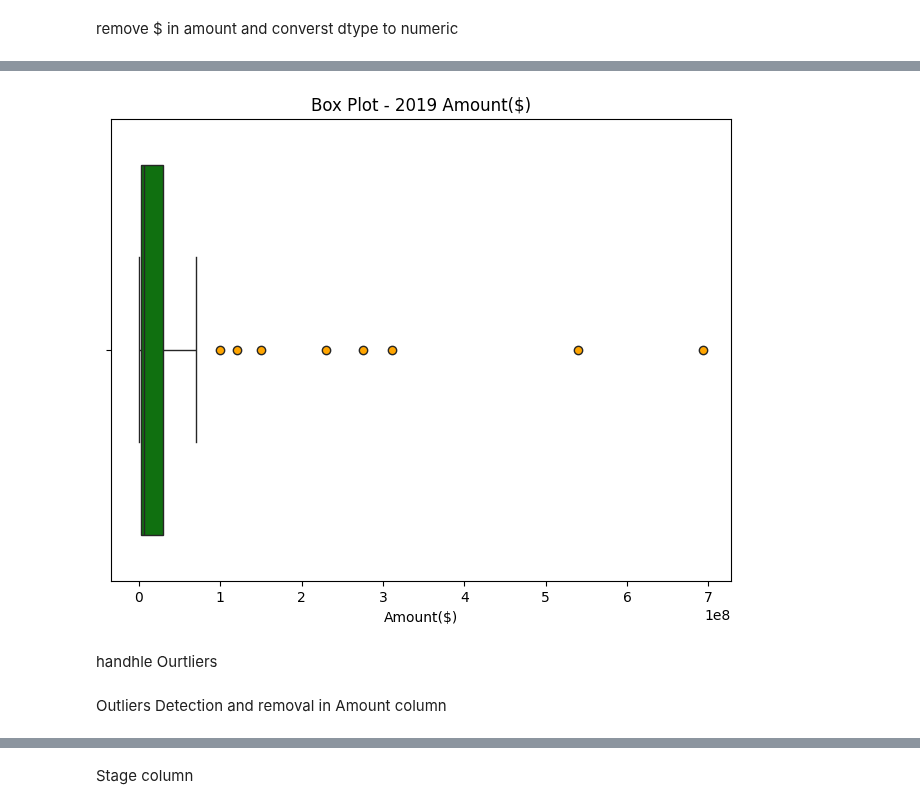
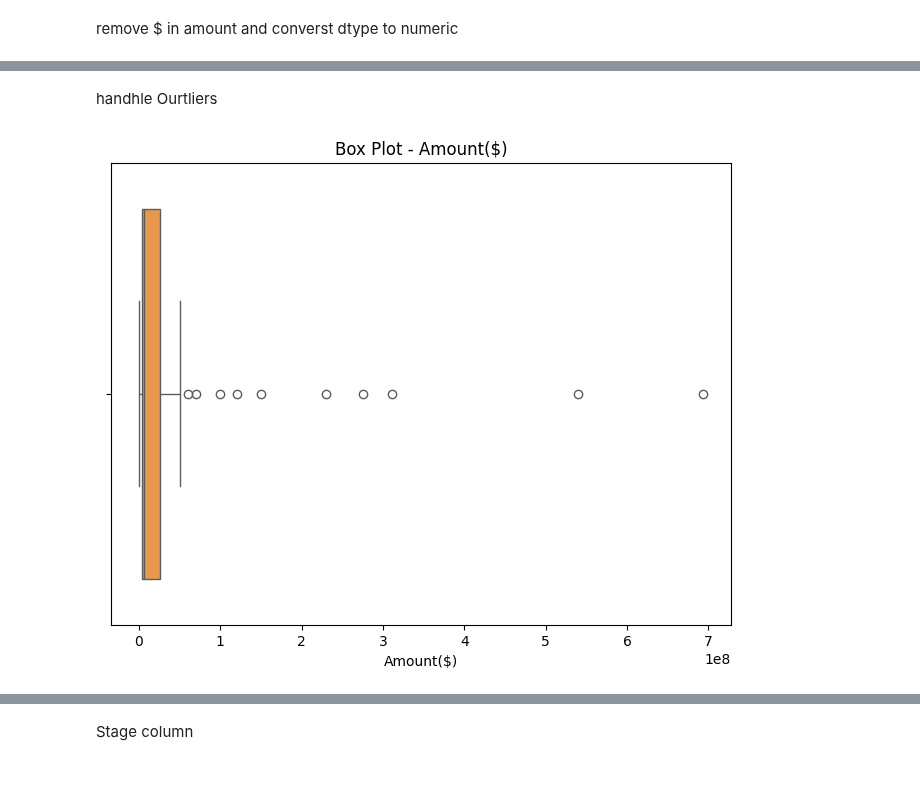
Before and after one commit to DelphinKdl/-Data-analysis-project-Data-Driven-Insights-for-Indian-Startup-Growth, a Jupyter notebook: India StartUp analysis 2018 -2021.ipynb, the cells around one changed output, grey strips where cells are left out. Drawn from its saved outputs; the diff is of its cells as text; code cells hidden in the pictures; blank space fills up the shorter version.

```diff
--- a/India StartUp analysis 2018 -2021.ipynb
+++ b/India StartUp analysis 2018 -2021.ipynb
@@ -952,8 +941,6 @@ Handling by replacing by imputing most frequency
 
 imputer = SimpleImputer(strategy='most_frequent')
 data_2019['HeadQuarter'] = imputer.fit_transform(data_2019[['HeadQuarter']]).ravel() # .ravel() is used to flatten the 2D array returned by fit_transform to a 1D array
-imputer = SimpleImputer(strategy='most_frequent')
-data_2019['HeadQuarter'] = imputer.fit_transform(data_2019[['HeadQuarter']]).ravel()
 # %%
 check_missing_values(data_2019['HeadQuarter'])
 # %% [output]
@@ -989,5 +976,3 @@ imputting missing values
 # %%
 imputer = SimpleImputer(strategy='most_frequent')
 data_2019['Sector'] = imputer.fit_transform(data_2019[['Sector']]).ravel() # .ravel() is used to flatten the 2D array returned by fit_transform to a 1D array
-imputer = SimpleImputer(strategy='most_frequent')
-data_2019['Sector'] = imputer.fit_transform(data_2019[['Sector']]).ravel()
@@ -995,12 +984,12 @@ data_2019['Sector'] = imputer.fit_transform(data_2019[['Sector']]).ravel()
 This unique values in this column indicate the diverse sectors of service among the start-ups. For better analysis, we will group similar sectors into broader categories.
 # %%
 
-def Sector_redistribution(Sector):
+def Sector_redistribution2019(Sector):
     if re.search(r'Mutual Funds|finance|credit|financial services|Funding Platform|accounting|insurance|blockchain|trading platform|crowdfunding|consumer lending|banking|wealth management|credit cards|fintech|fraud detection|cryptocurrency', Sector, re.IGNORECASE):
         return 'Finance'
     elif re.search(r'transport|Travel|automotive|air transport|logistics|autonomous vehicles|transportation|delivery|aerospace|electric vehicle|delivery service|last mile transportation', Sector, re.IGNORECASE):
         return 'Transport'
-    elif re.search(r'Safety tech|Legal tech|Infratech|technology|AI|AI & Tech|Robotics & AI|it|File Sharing|Crowdsourcing|Battery|Computer|Android|Information Services|Enterprise Resource Planning (ERP)|artificial intelligence|cloud|internet|software|big data|iot|nanotechnology|embedded systems|smart cities|search engine|mobile|apps|cloud computing|digital entertainment|saas|digital media|information technology|biotechnology|facilities support services|communities|hospitality|digital marketing|edtech|media and entertainment|internet of things|3d printing', Sector, re.IGNORECASE):
+    elif re.search(r'Safety tech|Infratech|technology|AI|AI & Tech|Robotics & AI|it|File Sharing|Crowdsourcing|Battery|Computer|Android|Information Services|Enterprise Resource Planning (ERP)|artificial intelligence|cloud|internet|software|big data|iot|nanotechnology|embedded systems|smart cities|search engine|mobile|apps|cloud computing|saas|information technology|biotechnology|internet of things|3d printing', Sector, re.IGNORECASE):
         return 'Technology'
     elif re.search(r'Pharmaceutical|health|medical|hospital|biotechnology|biopharma|Child Care|health diagnostics|health insurance|alternative medicine|dental|medical device|veterinary|health care', Sector, re.IGNORECASE):
         return 'Healthcare'
@@ -1022,6 +1011,8 @@ def Sector_redistribution(Sector):
         return 'Human Resources'
     elif re.search(r'consulting|customer service|Interior design|Commercial|B2B|Collaboration|environmental consulting|business development|commercial real estate|business intelligence|outsourcing|analytics|business services|creative agency', Sector, re.IGNORECASE):
         return 'Business Services'
+    elif re.search(r'Legal tech|legaltech|legal', Sector, re.IGNORECASE):
+        return 'Justince'
 
     else:
         return Sector
@@ -1029,7 +1020,7 @@ def Sector_redistribution(Sector):
 # List of categories
 categories = data_2019['Sector'].astype(str)
 # Categorize each item in the list
-categorized_sector = {category: Sector_redistribution(category) for category in categories}
+categorized_sector = {category: Sector_redistribution2019(category) for category in categories}
 
 # Print categorized items
 for item, category in categorized_sector.items():
@@ -1054,7 +1045,7 @@ Automobile & Technology: Technology
 Banking: Finance
 # %%
 # Apply the Industry_redistribution function to the 'Industry' column and update it
-data_2019['Sector'] = data_2019['Sector'].apply(Sector_redistribution)
+data_2019['Sector'] = data_2019['Sector'].apply(Sector_redistribution2019)
 # %%
 data_2019["Sector"].unique().tolist()
 # %% [output]
@@ -1190,13 +1166,2 @@ Outliers= detect_outliers(data_2019, 'Amount($)')
-# %%
-
-# Box Plot to visualize outliers
-
-plt.figure(figsize=(8, 6))
-sns.boxplot(x=data_2019['Amount($)'], color='green', flierprops=dict(markerfacecolor='orange'))
-plt.title('Box Plot - 2019 Amount($)')
-plt.xlabel('Amount($)')
-plt.show()
-# %% [output]
-[figure, removed]
 # %% [markdown]
 handhle Ourtliers
@@ -1210,5 +1168,13 @@ data_2019['Amount($)'] = imputer.fit_transform(data_2019[['Amount($)']])
-# %% [markdown]
-Outliers Detection and removal in Amount column
+# %%
+# Box Plot to visualize outliers
+
+plt.figure(figsize=(8, 6))
+sns.boxplot(x=data_2019['Amount($)'], color='#FF9933')
+plt.title('Box Plot - Amount($)')
+plt.xlabel('Amount($)')
+plt.show()
+# %% [output]
+[figure, added]
 # %%
 detect_outliers(data_2019, 'Amount($)')
 # %% [output]
```
Also changed, not shown: parts of 145 cells of this notebook.
